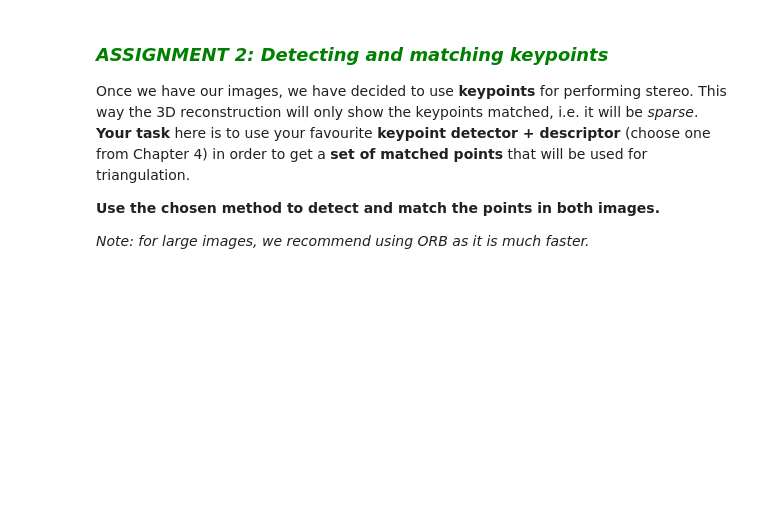
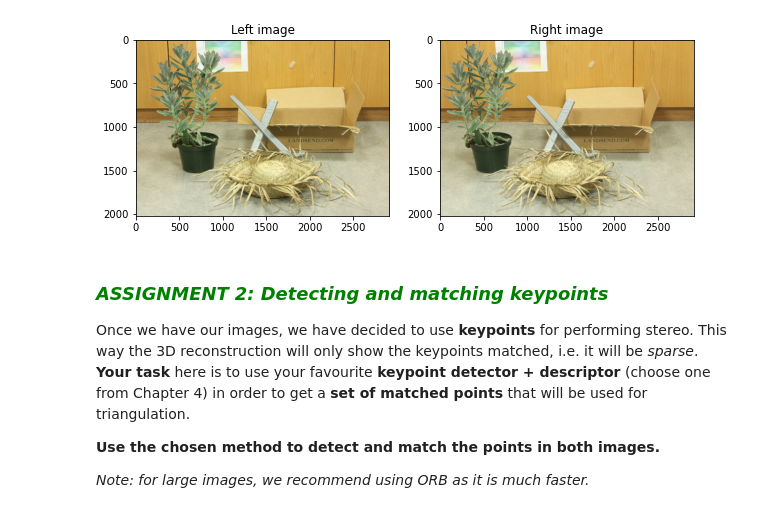
Before and after one commit to azpeitia/uma_cv_2021, a Jupyter notebook: Chapter 10. Stereo Vision/10.1 Introduction to stereo vision.ipynb, the cells around one changed output. Drawn from its saved outputs; the diff is of its cells as text; code cells hidden in the pictures; blank space fills up the shorter version.

```diff
--- a/Chapter 10. Stereo Vision/10.1 Introduction to stereo vision.ipynb
+++ b/Chapter 10. Stereo Vision/10.1 Introduction to stereo vision.ipynb
@@ -236,25 +236,27 @@ In order to be accurate, we should **rectify** the images, but that process will
 # %%
 # ASSIGNMENT 1a
 # Load both images
 # Example images:
 # - iml_sword.png, imr_sword.png
 # - iml_lamp.png, imr_lamp.png
 # Write your code here!
-im_l = cv2.imread(images_path + None)
+im_l = cv2.imread(images_path + 'iml_sword.png')
 im_l = cv2.cvtColor(im_l, cv2.COLOR_BGR2RGB)
 
-im_r = cv2.imread(images_path + None)
+im_r = cv2.imread(images_path + 'imr_sword.png')
 im_r = cv2.cvtColor(im_r, cv2.COLOR_BGR2RGB)
 
 # Show left image
 plt.subplot(121)
-plt.imshow(None)
+plt.imshow(im_l)
 plt.title('Left image')
 
 # Show rigth image
 plt.subplot(122)
-plt.imshow(None)
+plt.imshow(im_r)
 plt.title('Right image');
+# %% [output]
+[figure, added]
 # %% [markdown]
 ### **<span style="color:green"><b><i>ASSIGNMENT 2: Detecting and matching keypoints</i></b></span>**
 
```
Also changed, not shown: 30 other files.
